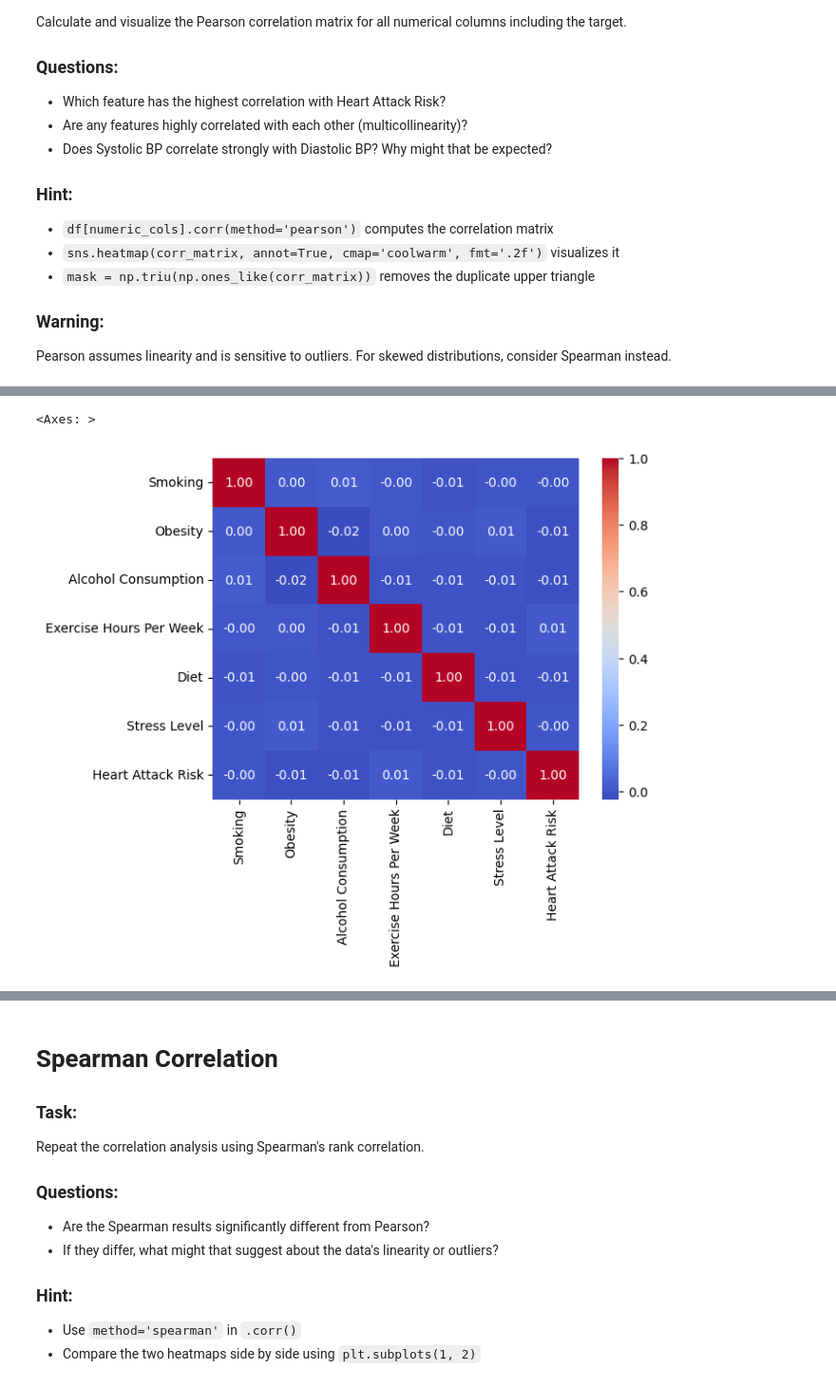
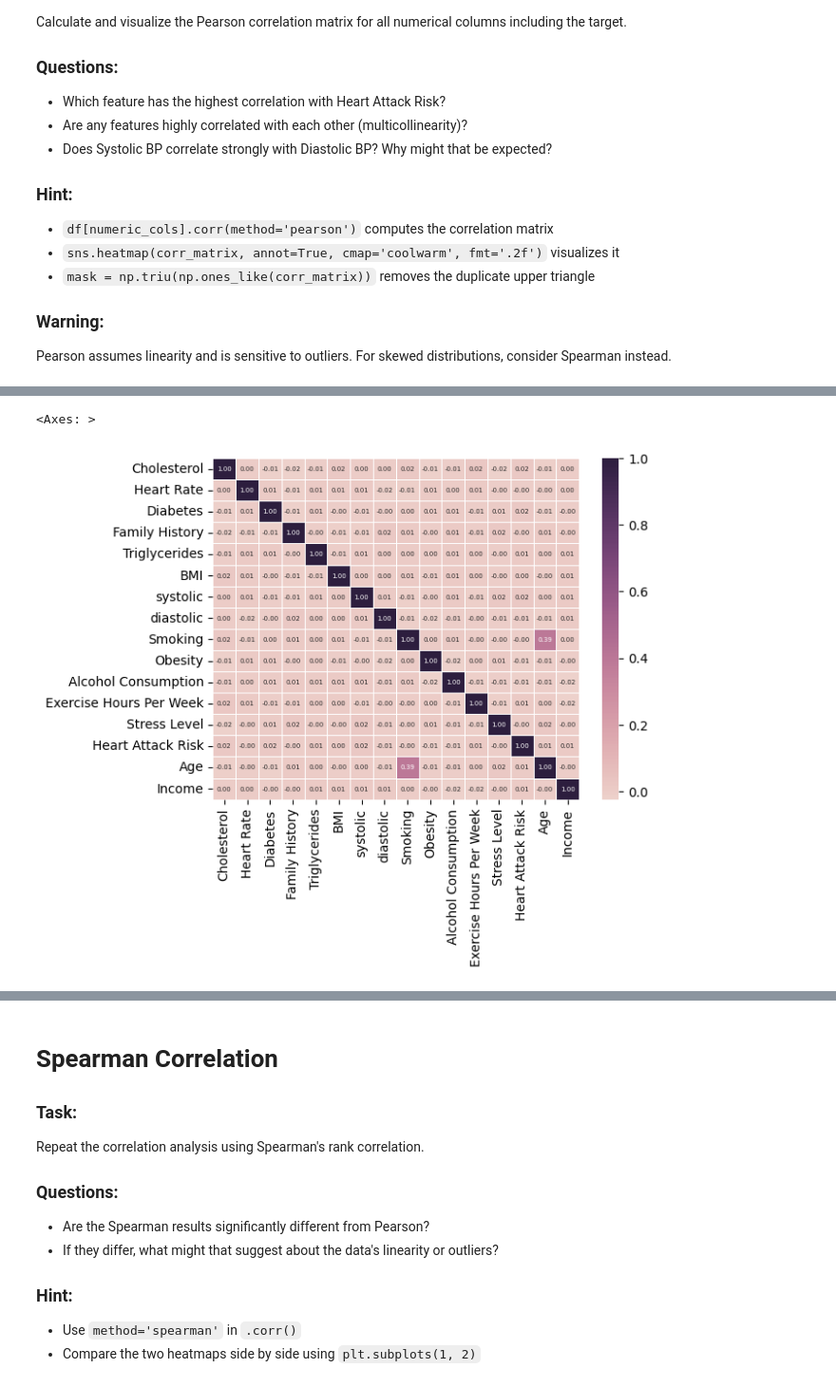
Before and after one commit to CodexAarogya/Fusemachines-Assignments, a Jupyter notebook: Week-1/Data Wrangling/Wk_1_Data_Wrangling_HeartAttack.ipynb, the cells around one changed output, grey strips where cells are left out. Shown at 95% size. Cells and saved outputs as stored; diff of their text form; code cells hidden in the pictures.

```diff
--- a/Week-1/Data Wrangling/Wk_1_Data_Wrangling_HeartAttack.ipynb
+++ b/Week-1/Data Wrangling/Wk_1_Data_Wrangling_HeartAttack.ipynb
@@ -695,7 +667,10 @@ sns.heatmap(corr_matrix, annot=True, cmap='coolwarm', fmt='.2f')
-# %%
-# Your code here
-spearman_mat = lifestyle_copy.corr(method='spearman')
-sns.heatmap(spearman_mat, annot=True, cmap='coolwarm', fmt='.2f')
-# %% [output]
-<Axes: >
-[figure, removed]
+# %%
+combined_df = pd.merge(copied_clinical, lifestyle, how='inner').merge(demographics, how='inner')
+numeric = combined_df.select_dtypes(include='number')
+categoric = combined_df.select_dtypes(include='str')
+# %%
+numeric_corr = numeric.corr(method='pearson')
+sns.heatmap(numeric_corr, annot=True, fmt='.2f', linewidths=.5, cmap=sns.cubehelix_palette(as_cmap=True), annot_kws={"size": 5})
+# %% [output]
+<Axes: >
+[figure, added]
```
Also changed, not shown: parts of 17 cells of this notebook.
